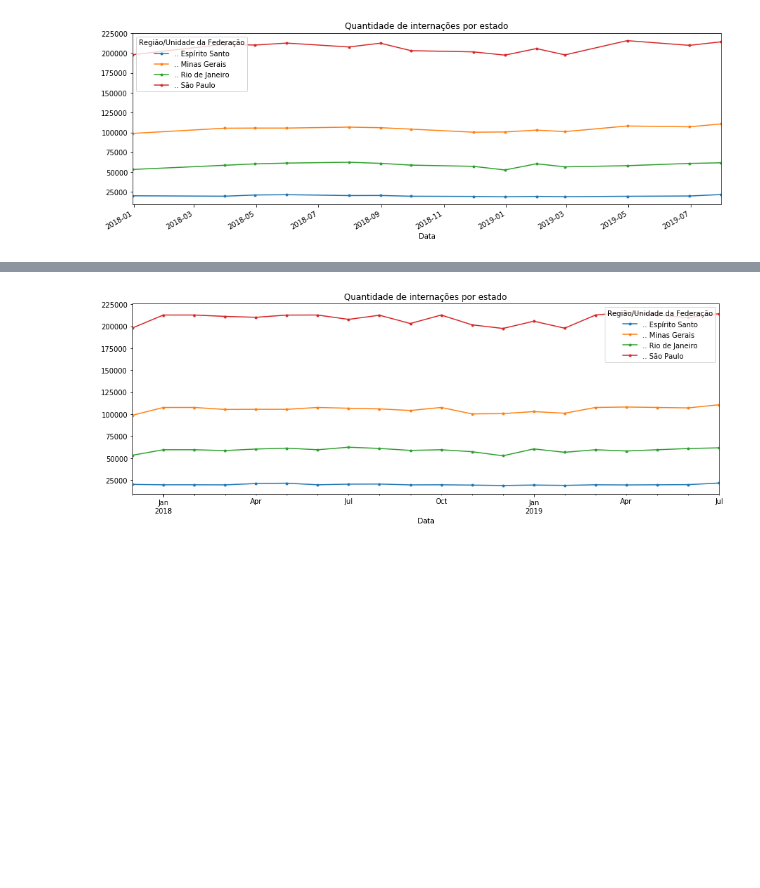
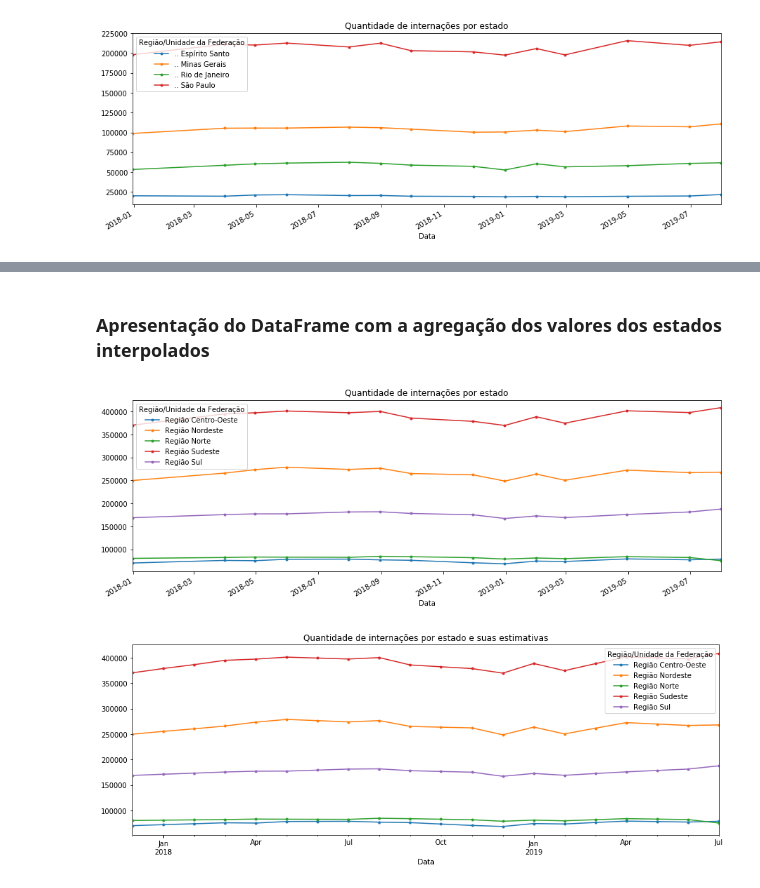
Before and after one commit to aronifanger/challenges, a Jupyter notebook: Internações SUS.ipynb, the cells around one changed output, grey strips where cells are left out. Cells and saved outputs as stored; diff of their text form; code cells hidden in the pictures; blank space fills up the shorter version.

```diff
--- a/Internações SUS.ipynb
+++ b/Internações SUS.ipynb
@@ -167,6 +212,7 @@ estemated_df = pd.DataFrame({"Mês/Ano":np.array(month_year[11:-5])[mask],
 
 filled_df = cases_df.iloc[:,-3:].drop_duplicates().reset_index(drop=True)
 
+# Função que encontra os vizinhos mais próximos (posterior e anterior) no conjunto de dados
 def get_edges(date):
 
     distances = abs(filled_df.Data - date).sort_values()
@@ -175,6 +221,7 @@ def get_edges(date):
     return neighbours
 
 
+# Função que estima o valor da coluna col_name para a data e o estado passados como parâmetro
 def estimate_value(col_name, date, state):
 
     neigh_df = get_edges(date)
@@ -184,17 +231,4 @@ def estimate_value(col_name, date, state):
 
     [[y0, x0],[y1, x1]] = cases_df[ft1 & ft2][[col_name, "Data"]].sort_values("Data").apply(list, axis=1).tolist()
 
-    y = y0 + (y1 - y0)*((date - x0)/(x1 - x0))
-
-    return y
+    return y0 + (y1 - y0) * ((date - x0) / (x1 - x0))
-# %%
-estimations = {"Internações":[], "Mês/Ano":[], "Data":[], "Dias no mês":[], "Região/Unidade da Federação":[], "Óbitos":[]}
-
-for state in sudeste:
-    for m, d, ml in estemated_df.apply(tuple, axis=1):
-        estimations["Região/Unidade da Federação"].append(state)
-        estimations["Mês/Ano"].append(m)
-        estimations["Data"].append(d)
-        estimations["Dias no mês"].append(ml)
-        estimations["Internações"].append(estimate_value("Internações", date, state))
-        estimations["Óbitos"].append(estimate_value("Óbitos", date, state))
@@ -201,7 +292,21 @@ for state in sudeste:
+# %%
+# Estimativa pelo método determinístico
+est_df = pd.DataFrame(estimations)
+est_df["Dias_permanência"] = est_df["Média_permanência"] * est_df["Internações"]
+est_df["Valor_total"] = est_df["Valor_médio_intern"] * est_df["Internações"]
+# %% [markdown]
+### Apresentação do DataFrame com a agregação dos valores dos estados interpolados
 # %%
-new_dataset = pd.concat((cases_df[ft], pd.DataFrame(estimations)), sort=False).sort_values("Data").reset_index(drop=True)
+new_dataset = pd.concat((cases_df, est_df), sort=False).sort_values(["Data", "Região/Unidade da Federação"]).reset_index(drop=True)
+ft_new = new_dataset["Região/Unidade da Federação"].map(lambda x: x[:6] == "Região")
 
-ax = pd.pivot_table(new_dataset, values="Internações", index="Data", columns="Região/Unidade da Federação")\
+ft = cases_df["Região/Unidade da Federação"].map(lambda x: x[:6] == "Região")
+
+ax = pd.pivot_table(cases_df[ft], values="Internações", index="Data", columns="Região/Unidade da Federação")\
        .plot(figsize=(15,5), title="Quantidade de internações por estado", style='.-')
+
+ax = pd.pivot_table(new_dataset[ft_new], values="Internações", index="Data", columns="Região/Unidade da Federação")\
+       .plot(figsize=(15,5), title="Quantidade de internações por estado e suas estimativas", style='.-')
 # %% [output]
-[figure, old version]
+[figure, new version]
+[figure, added]
```
Also changed, not shown: parts of 21 cells of this notebook.
